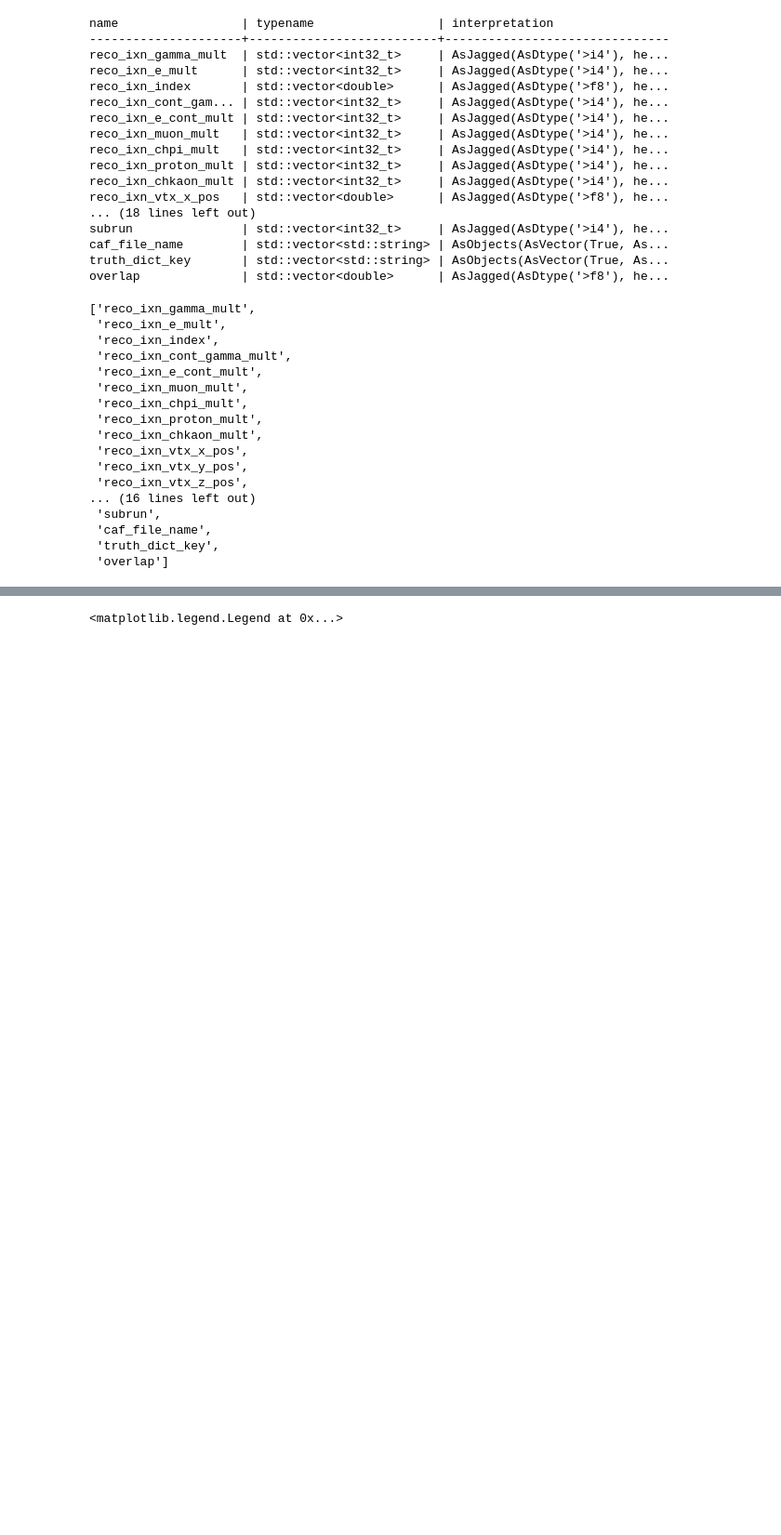
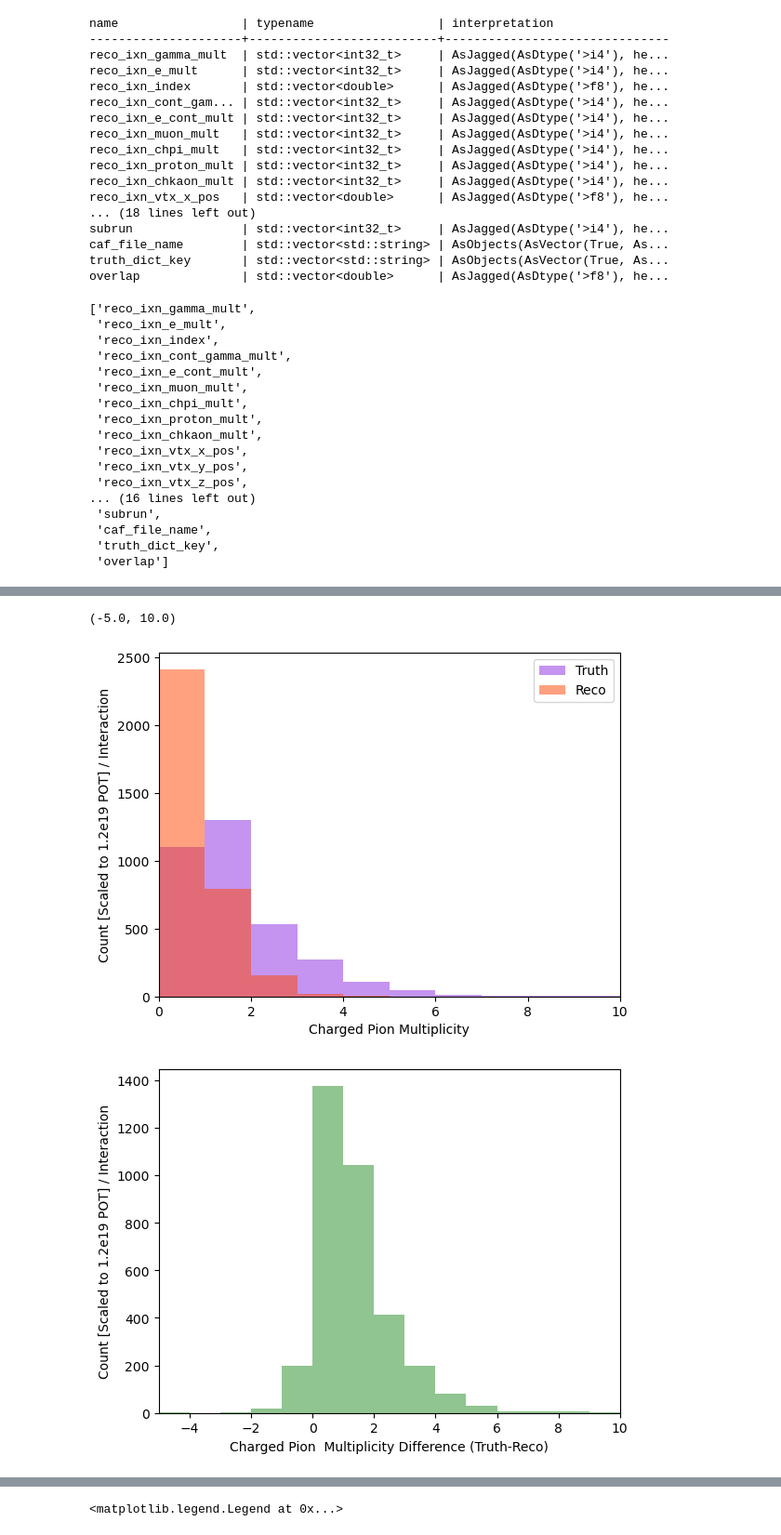
Before and after one commit to edhinkle/2x2_CC_pi0, a Jupyter notebook: caf_studies/plotting/pi0_sample_from_truth_sig_bkg_dict_investigate.ipynb, the cells around one changed output, grey strips where cells are left out. Shown: that part at 93% size. Saved outputs shown, nothing was run; the diff lists cells and outputs as text; code cells hidden in the pictures; blank space fills up the shorter version.

```diff
--- a/caf_studies/plotting/pi0_sample_from_truth_sig_bkg_dict_investigate.ipynb
+++ b/caf_studies/plotting/pi0_sample_from_truth_sig_bkg_dict_investigate.ipynb
@@ -180,0 +205,23 @@ NameError: name 'pi0_mult_bins' is not defined
+# %%
+# histogram -- charged pion mult cc1pi0
+mult_bins = np.linspace(0,20,21)
+fig, ax = plt.subplots()
+plt.hist(df_cc1pi0_unique_match['true_ixn_chpi_mult'], histtype='stepfilled',  bins=mult_bins, label=r'Truth', color='blueviolet', alpha=0.5)
+plt.hist(df_cc1pi0_unique_match['reco_ixn_chpi_mult'], histtype='stepfilled', bins=mult_bins, label=r'Reco', color='orangered', alpha=0.5)
+ax.set_xlabel(r"Charged Pion Multiplicity")
+ax.set_ylabel(r"Count [Scaled to 1.2e19 POT] / Interaction")
+plt.legend()
+plt.xlim(0,10)
+
+# histogram -- charged pion mult difference
+mult_diff_bins = np.linspace(-20,20,41)
+fig, ax = plt.subplots()
+plt.hist((df_cc1pi0_unique_match['true_ixn_chpi_mult']-df_cc1pi0_unique_match['reco_ixn_chpi_mult']), histtype='stepfilled', bins= mult_diff_bins, label=r'Truth - Reco', color='forestgreen', alpha=0.5)
+ax.set_xlabel(r"Charged Pion  Multiplicity Difference (Truth-Reco)")
+ax.set_ylabel(r"Count [Scaled to 1.2e19 POT] / Interaction")
+#plt.legend()
+plt.xlim(-5,10)
+# %% [output]
+(-5.0, 10.0)
+[figure, added]
+[figure, added]
```
Also changed, not shown: parts of 9 cells of this notebook, 1 other file.
